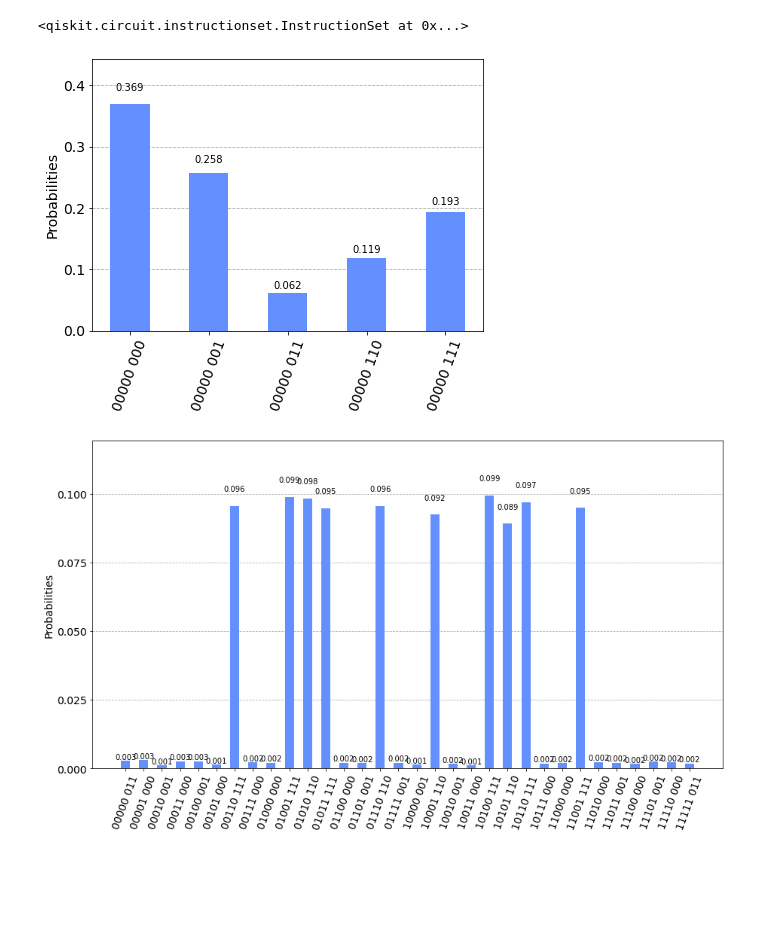
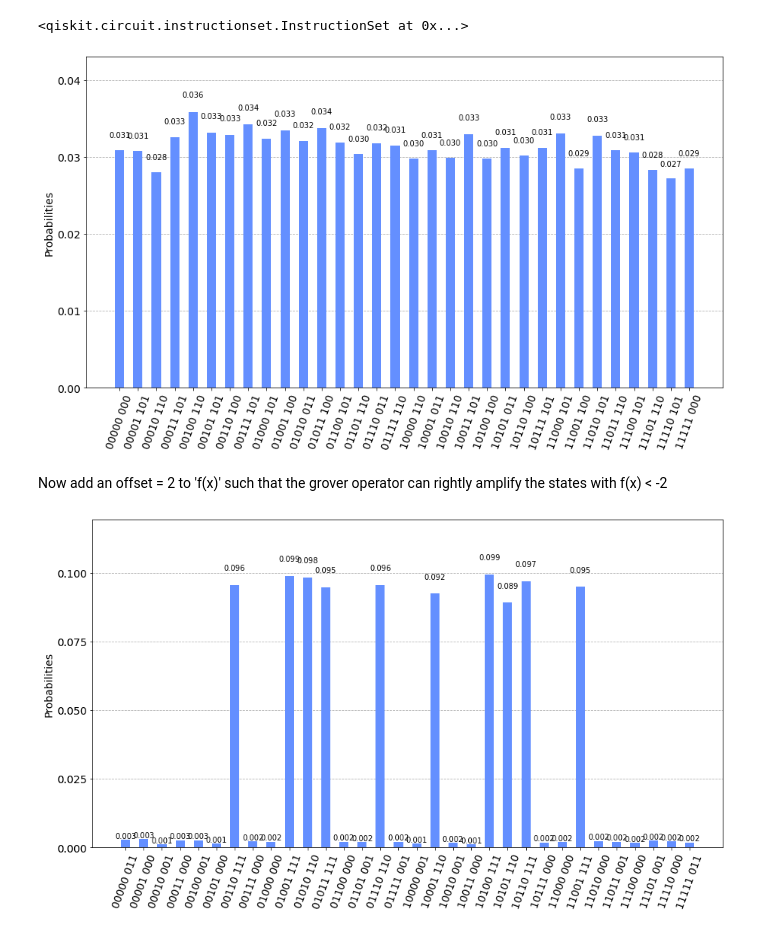
Before and after one commit to speQtrum/QulabsWorkspace-Rajarshi, a Jupyter notebook: QuantumDictionary.ipynb, the cells around one changed output. Saved outputs shown, nothing was run; the diff lists cells and outputs as text; code cells hidden in the pictures; blank space fills up the shorter version.

```diff
--- a/QuantumDictionary.ipynb
+++ b/QuantumDictionary.ipynb
@@ -406,6 +407,7 @@ def create_function_dictionary_maxcut_from_graph_tf(graph , precision, offset= 0
         ARGS:
             graph= networkx.Graph object for the max-cur problem
             precision= no. of qubits required for the function 'value'
+            offset= adds an phase offest to the function,  i.e f(x) -> f(x) + offset
         RETURNS:
             QuantumCircuit
     """
@@ -624,7 +626,7 @@ nx.draw(graph2, with_labels= True, alpha= 0.8, node_size= 500)
 [figure]
 # %%
 precision = 3
-offset= 3
+offset= 0
 
 qreg = QuantumRegister(graph2.number_of_nodes() , name= 'f_reg')
 qm = QuantumRegister(precision, name= 'precision')
@@ -639,9 +641,9 @@ qc.barrier()
 # %% [output]
 <qiskit.circuit.instructionset.InstructionSet at 0x...>
 # %%
-# qc.measure(qreg, creg_qreg)
+qc.measure(qreg, creg_qreg)
 qc.measure(qm, creg_qm)
 counts = execute(qc, backend= aer, shots= 10024).result().get_counts()
-plot_histogram(counts)
+plot_histogram(counts, figsize= (15,8))
 # %% [output]
-[figure, old version]
+[figure, new version]
@@ -648,3 +678,5 @@ plot_histogram(counts)
+# %% [markdown]
+Now add an offset = 2 to 'f(x)' such that the grover operator can rightly amplify the states with f(x) < -2
 # %%
 qc = qc.compose(grover_from_graph(create_function_dictionary_maxcut_from_graph_tf, graph2, precision, offset , 1).to_gate() )
 # %%
```
Also changed, not shown: parts of 4 cells of this notebook.
